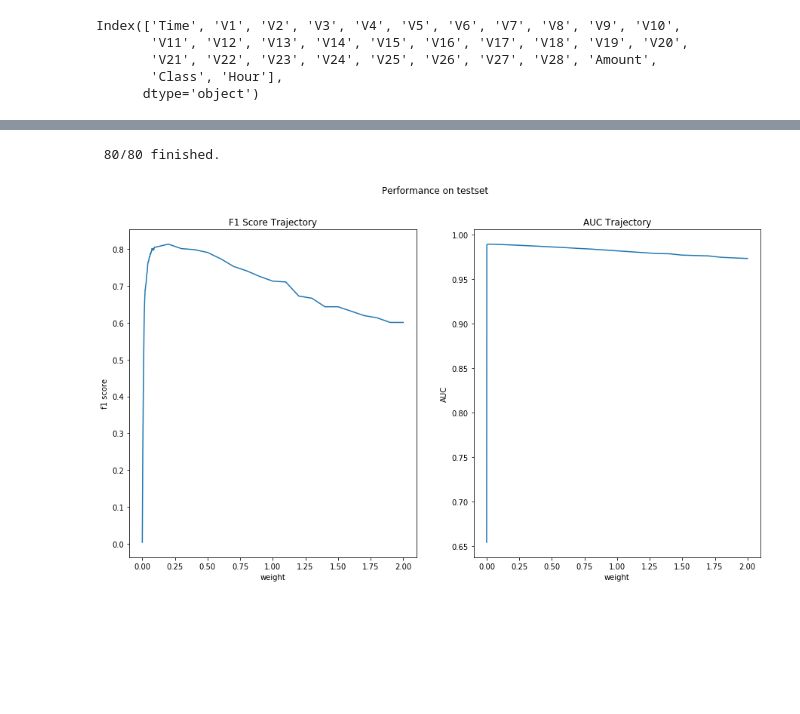
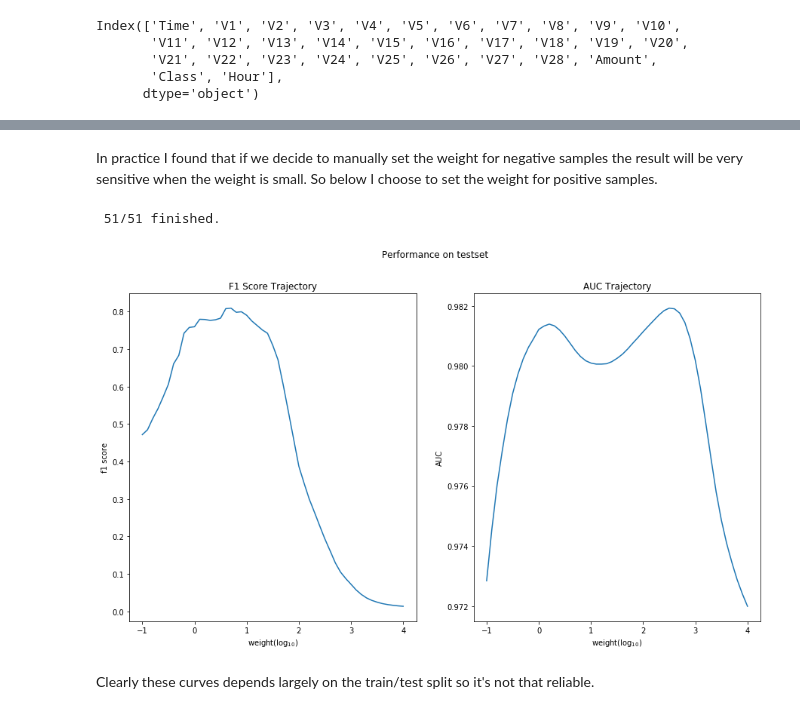
Before and after one commit to ZeratuuLL/Kaggle, a Jupyter notebook: Practices/Week2 Practice.ipynb, the cells around one changed output, grey strips where cells are left out. Saved outputs shown, nothing was run; the diff lists cells and outputs as text; code cells hidden in the pictures; blank space fills up the shorter version.

```diff
--- a/Practices/Week2 Practice.ipynb
+++ b/Practices/Week2 Practice.ipynb
@@ -102,9 +76,14 @@ array([0.00000000e+00, 1.66666667e-03, 3.33333333e-03, 5.00000000e-03,
+# %% [markdown]
+In practice I found that if we decide to manually set the weight for negative samples the result will be very sensitive when the weight is small. So below I choose to set the weight for positive samples.
+# %%
+weights = np.linspace(-1, 4, 51)
+weights = 10**weights
 # %%
 f1_history = np.zeros(weights.shape)
 auc_history = np.zeros(weights.shape)
 
 for i in range(len(weights)):
-    model = LogisticRegression(class_weight={0:weights[i], 1:1})
+    model = LogisticRegression(class_weight={0:1, 1:weights[i]})
     model.fit(X_train, y_train)
     predictions = model.predict(X_test)
     decision_values = model.decision_function(X_test)
@@ -112,24 +91,26 @@ for i in range(len(weights)):
     auc_history[i] = roc_auc_score(y_test, decision_values)
     print('\r {}/{} finished.'.format(i+1, len(weights)), end='')
 # %% [output]
- 80/80 finished.
+ 51/51 finished.
 # %%
 fig = plt.figure(figsize = (15, 8))
 fig.suptitle('Performance on testset')
 
 ax1 = fig.add_subplot(121)
 ax2 = fig.add_subplot(122)
 
-ax1.plot(weights, f1_history)
+ax1.plot(np.log(weights)/np.log(10), f1_history)
 ax1.set_title('F1 Score Trajectory')
-ax1.set_xlabel('weight')
+ax1.set_xlabel(r'weight($\log_{10}$)')
 ax1.set_ylabel('f1 score')
 
-ax2.plot(weights, auc_history)
+ax2.plot(np.log(weights)/np.log(10), auc_history)
 ax2.set_title('AUC Trajectory')
-ax2.set_xlabel('weight')
+ax2.set_xlabel(r'weight($\log_{10}$)')
 ax2.set_ylabel('AUC')
 
 plt.show()
 # %% [output]
-[figure, old version]
+[figure, new version]
+# %% [markdown]
+Clearly these curves depends largely on the train/test split so it's not that reliable.
```
Also changed, not shown: parts of 2 cells of this notebook.
